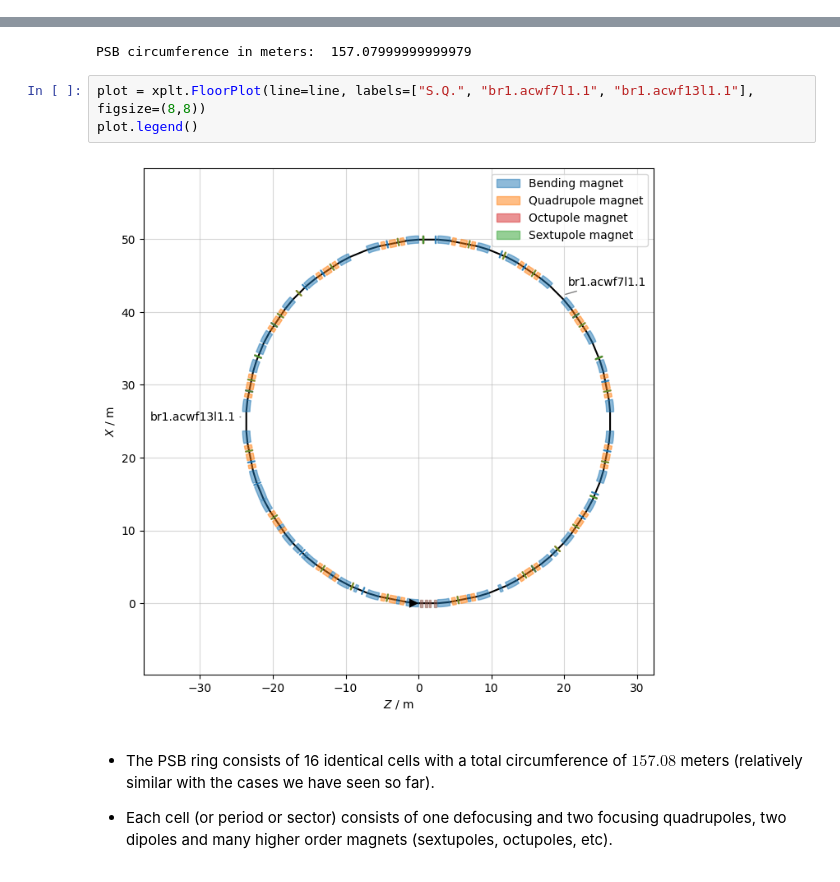
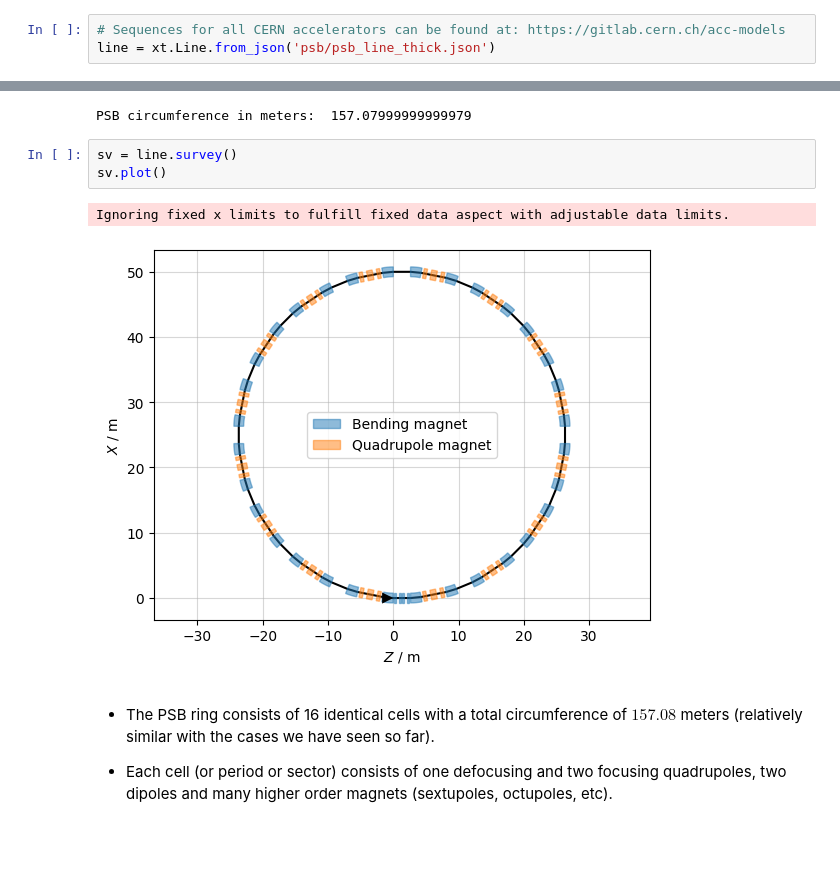
Before and after one commit to tprebiba/auth-accelerator-physics-xsuite, a Jupyter notebook: 3_PSB_Xsuite_tracking.ipynb, the cells around one changed output, grey strips where cells are left out. Saved outputs shown, nothing was run; the diff lists cells and outputs as text; blank space fills up the shorter version.

```diff
--- a/3_PSB_Xsuite_tracking.ipynb
+++ b/3_PSB_Xsuite_tracking.ipynb
@@ -62,0 +38,3 @@ line= xt.Line.from_madx_sequence(mad.sequence['psb1'],
+# %%
+# Sequences for all CERN accelerators can be found at: https://gitlab.cern.ch/acc-models
+line = xt.Line.from_json('psb/psb_line_thick.json')
@@ -86,11 +66,12 @@ line_table[0:50]
 print('PSB circumference in meters: ', line.get_length())
 # %% [output]
 PSB circumference in meters:  157.07999999999979
-# %%
-plot = xplt.FloorPlot(line=line, labels=["S.Q.", "br1.acwf7l1.1", "br1.acwf13l1.1"], figsize=(8,8))
-plot.legend()
-# %% [output]
-[figure, removed]
+# %%
+sv = line.survey()
+sv.plot()
+# %% [output]
+Ignoring fixed x limits to fulfill fixed data aspect with adjustable data limits.
+[figure, added]
 # %% [markdown]
 - The PSB ring consists of 16 identical cells with a total circumference of $157.08$ meters (relatively similar with the cases we have seen so far).
 
```
Also changed, not shown: parts of 19 cells of this notebook, 10 other files.
